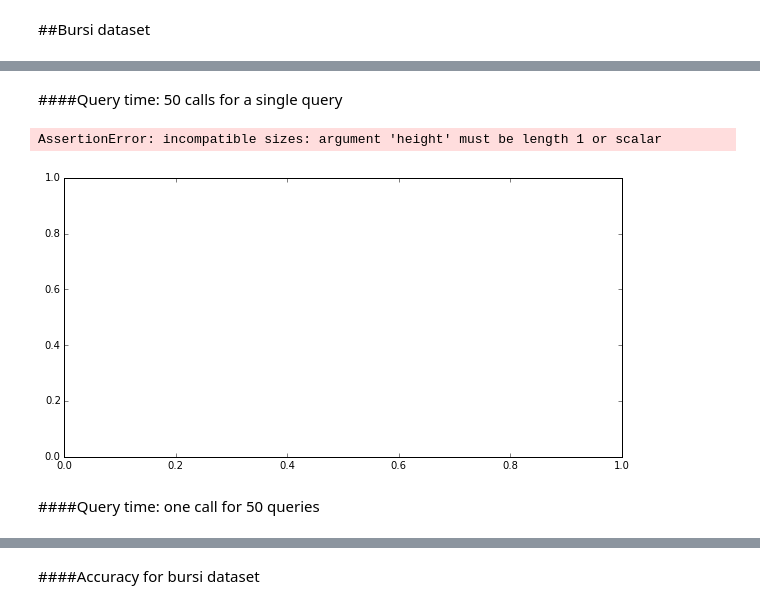
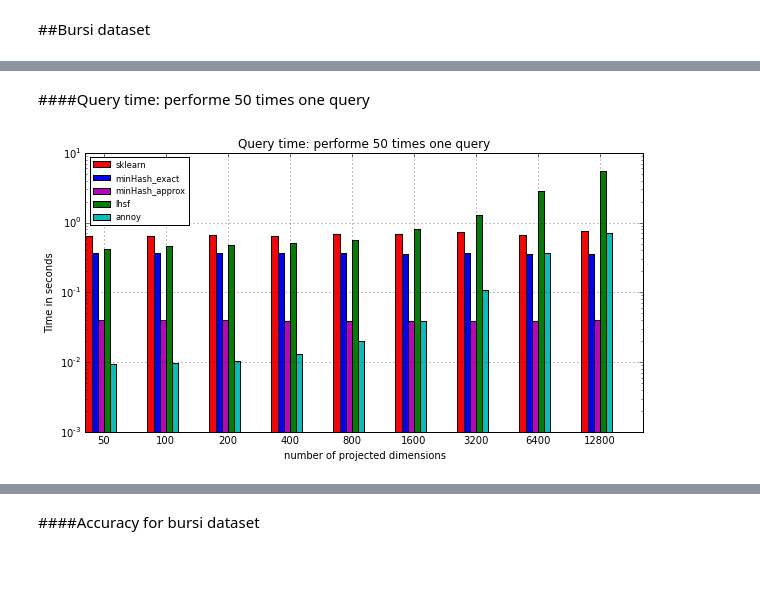
Before and after one commit to joachimwolff/sparse-neighbors-search, a Jupyter notebook: example/Bursi_dataset.ipynb, the cells around one changed output, grey strips where cells are left out. Drawn from its saved outputs; the diff is of its cells as text; code cells hidden in the pictures; blank space fills up the shorter version.

Commit message:
Added fitting time and more benchmarks

```diff
--- a/example/Bursi_dataset.ipynb
+++ b/example/Bursi_dataset.ipynb
@@ -45,7 +45,7 @@ Computed on Intel i5-2415M 2.3 GHz, 16 GB RAM, Mac OS X 10.11 El Capitan
 # %%
 n_neighbors_sklearn = 5
 n_neighbors_minHash = 5
-returnValuesBursi = measure_performance([datasetBursi]*9, n_neighbors_sklearn, n_neighbors_minHash, number_of_hashfunctions=800, dataset_dense=projected_data)
+returnValuesBursi = measure_performance([datasetBursi]*9, n_neighbors_sklearn, n_neighbors_minHash, number_of_hashfunctions=2500, dataset_dense=projected_data)
 # %% [output]
 Dataset processing:  1 / 9
 Dataset processing:  2 / 9
@@ -63,11 +77,9 @@ print returnValuesBursi
 # %% [markdown]
-####Query time: 50 calls for a single query
+####Query time: performe 50 times one query
 # %%
-plotData(data=returnValuesBursi[3:7], color=["r", "b", "m", "g"], label=["sklearn", "minHash_exact", "minHash_approx", "lhsf"],
-        xticks=["bursi"], ylabel="Time in seconds", number_of_instances=1,
-        number_of_features=1, title='Query time: 50 calls for a single query')
+plotData(data=returnValuesBursi[4:9], color=["r", "b", "m", "g", "c"], label=["sklearn", "minHash_exact", "minHash_approx", "lhsf", "annoy"],
+        xticks=["50", "100", "200", "400", "800", "1600", "3200", "6400", "12800"], ylabel="Time in seconds",
+         xlabel="number of projected dimensions", number_of_instances=9,
+        number_of_features=1, title='Query time: performe 50 times one query')
 # %% [output]
-AssertionError: incompatible sizes: argument 'height' must be length 1 or scalar
-[figure, old version]
+[figure, new version]
-# %% [markdown]
-####Query time: one call for 50 queries
```
Also changed, not shown: parts of 17 cells of this notebook, 1 other file.
